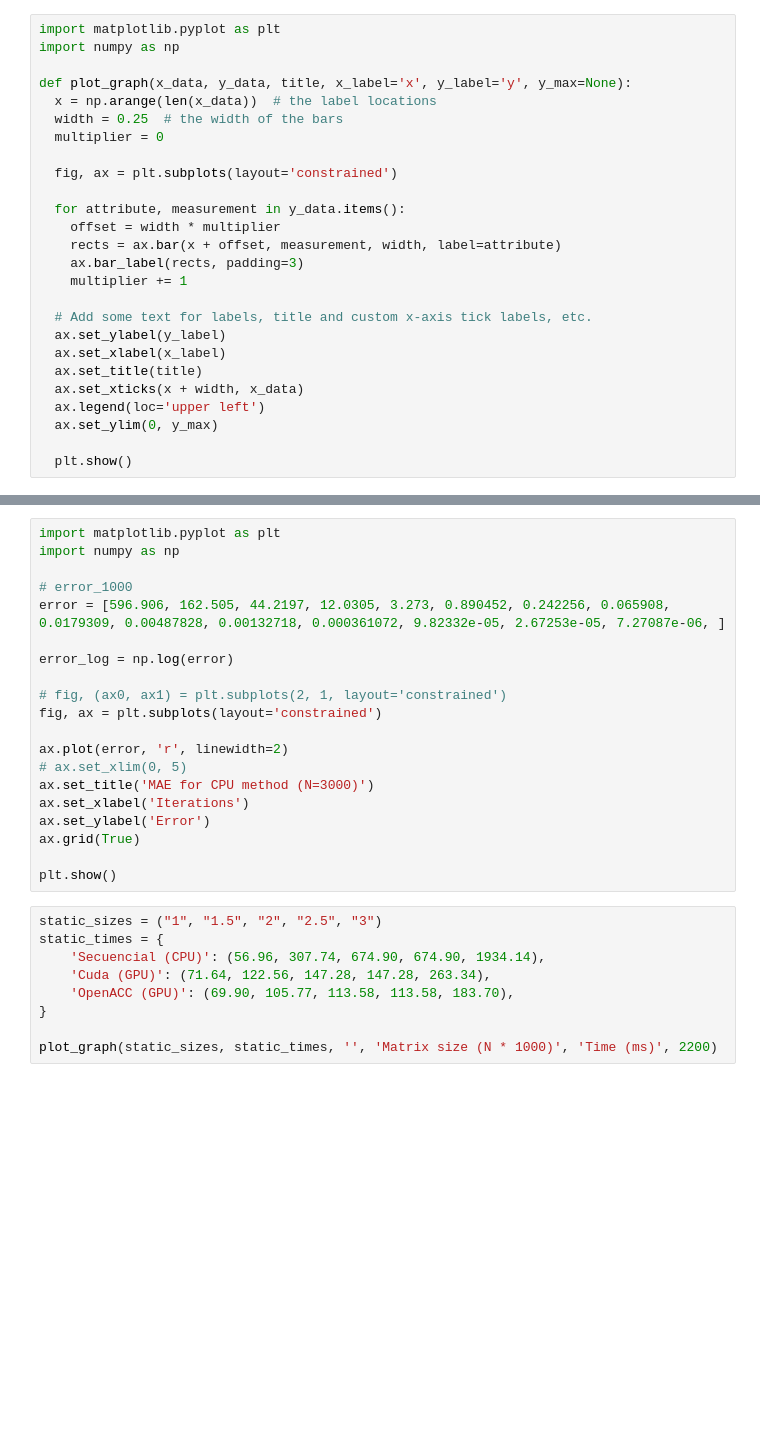
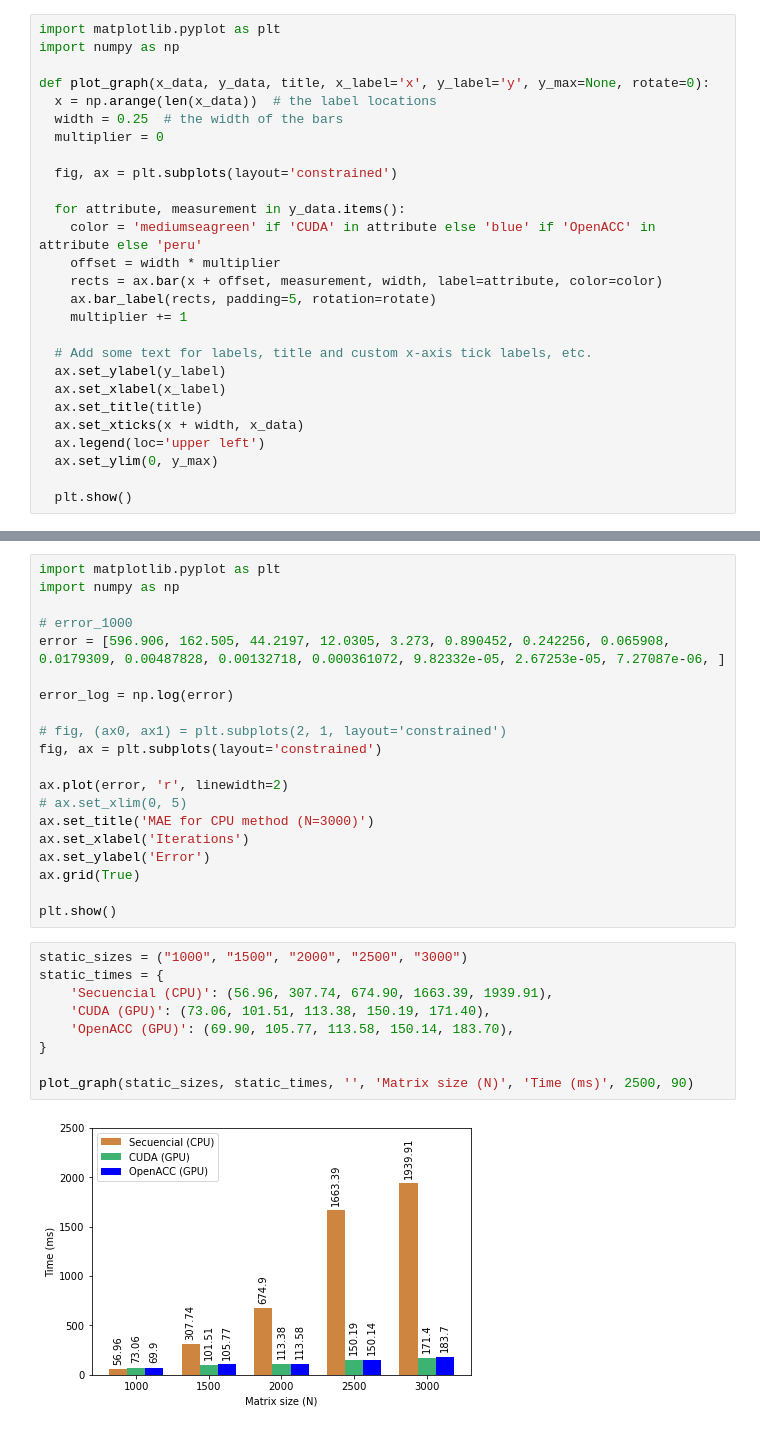
Before and after one commit to JeanleeRoy/jacobi-parallel, a Jupyter notebook: visuals/results.ipynb, the cells around one changed output, grey strips where cells are left out. Drawn from its saved outputs; the diff is of its cells as text; blank space fills up the shorter version.

```diff
--- a/visuals/results.ipynb
+++ b/visuals/results.ipynb
@@ -2,7 +2,7 @@
 import matplotlib.pyplot as plt
 import numpy as np
 
-def plot_graph(x_data, y_data, title, x_label='x', y_label='y', y_max=None):
+def plot_graph(x_data, y_data, title, x_label='x', y_label='y', y_max=None, rotate=0):
   x = np.arange(len(x_data))  # the label locations
   width = 0.25  # the width of the bars
   multiplier = 0
@@ -10,9 +10,10 @@ def plot_graph(x_data, y_data, title, x_label='x', y_label='y', y_max=None):
   fig, ax = plt.subplots(layout='constrained')
 
   for attribute, measurement in y_data.items():
+    color = 'mediumseagreen' if 'CUDA' in attribute else 'blue' if 'OpenACC' in attribute else 'peru'
     offset = width * multiplier
-    rects = ax.bar(x + offset, measurement, width, label=attribute)
-    ax.bar_label(rects, padding=3)
+    rects = ax.bar(x + offset, measurement, width, label=attribute, color=color)
+    ax.bar_label(rects, padding=5, rotation=rotate)
     multiplier += 1
 
   # Add some text for labels, title and custom x-axis tick labels, etc.
@@ -62,11 +63,13 @@ ax.grid(True)
 
 plt.show()
 # %%
-static_sizes = ("1", "1.5", "2", "2.5", "3")
+static_sizes = ("1000", "1500", "2000", "2500", "3000")
 static_times = {
-    'Secuencial (CPU)': (56.96, 307.74, 674.90, 674.90, 1934.14),
-    'Cuda (GPU)': (71.64, 122.56, 147.28, 147.28, 263.34),
-    'OpenACC (GPU)': (69.90, 105.77, 113.58, 113.58, 183.70),
+    'Secuencial (CPU)': (56.96, 307.74, 674.90, 1663.39, 1939.91),
+    'CUDA (GPU)': (73.06, 101.51, 113.38, 150.19, 171.40),
+    'OpenACC (GPU)': (69.90, 105.77, 113.58, 150.14, 183.70),
 }
 
-plot_graph(static_sizes, static_times, '', 'Matrix size (N * 1000)', 'Time (ms)', 2200)
+plot_graph(static_sizes, static_times, '', 'Matrix size (N)', 'Time (ms)', 2500, 90)
+# %% [output]
+[figure, added]
```
Also changed, not shown: parts of 4 cells of this notebook, 2 other files.
